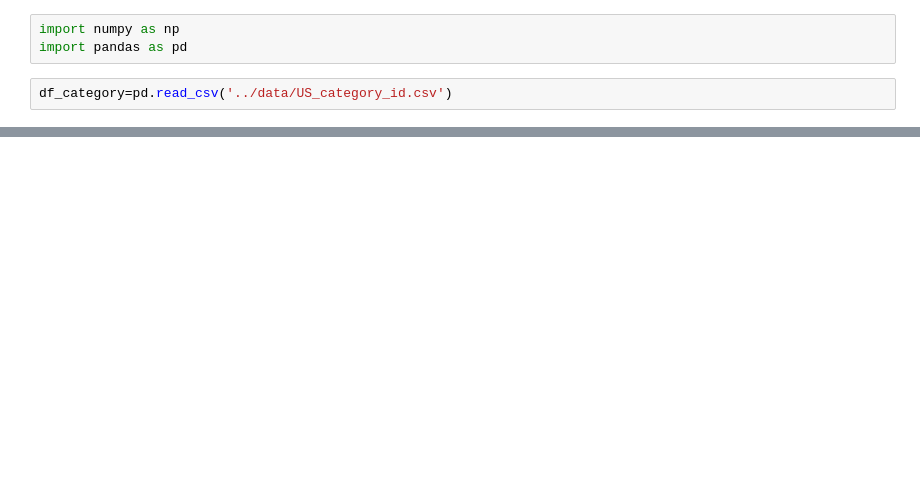
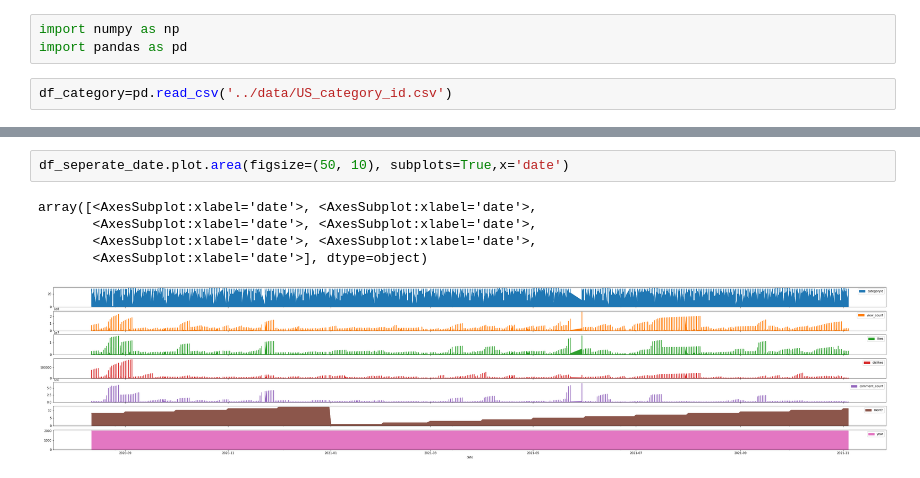
Before and after one commit to YoutubeTrendingPrediction/YoutubeTrendingPrediction, a Jupyter notebook: examples/trending_category.ipynb, the cells around one changed output, grey strips where cells are left out. Cells and saved outputs as stored; diff of their text form; blank space fills up the shorter version.

```diff
--- a/examples/trending_category.ipynb
+++ b/examples/trending_category.ipynb
@@ -85,0 +90,8 @@ df6.drop(['month','year'],axis=1).to_csv('Daily.csv')
+# %%
+df_seperate_date.plot.area(figsize=(50, 10), subplots=True,x='date')
+# %% [output]
+array([<AxesSubplot:xlabel='date'>, <AxesSubplot:xlabel='date'>,
+       <AxesSubplot:xlabel='date'>, <AxesSubplot:xlabel='date'>,
+       <AxesSubplot:xlabel='date'>, <AxesSubplot:xlabel='date'>,
+       <AxesSubplot:xlabel='date'>], dtype=object)
+[figure, added]
```
Also changed, not shown: parts of 25 cells of this notebook.
